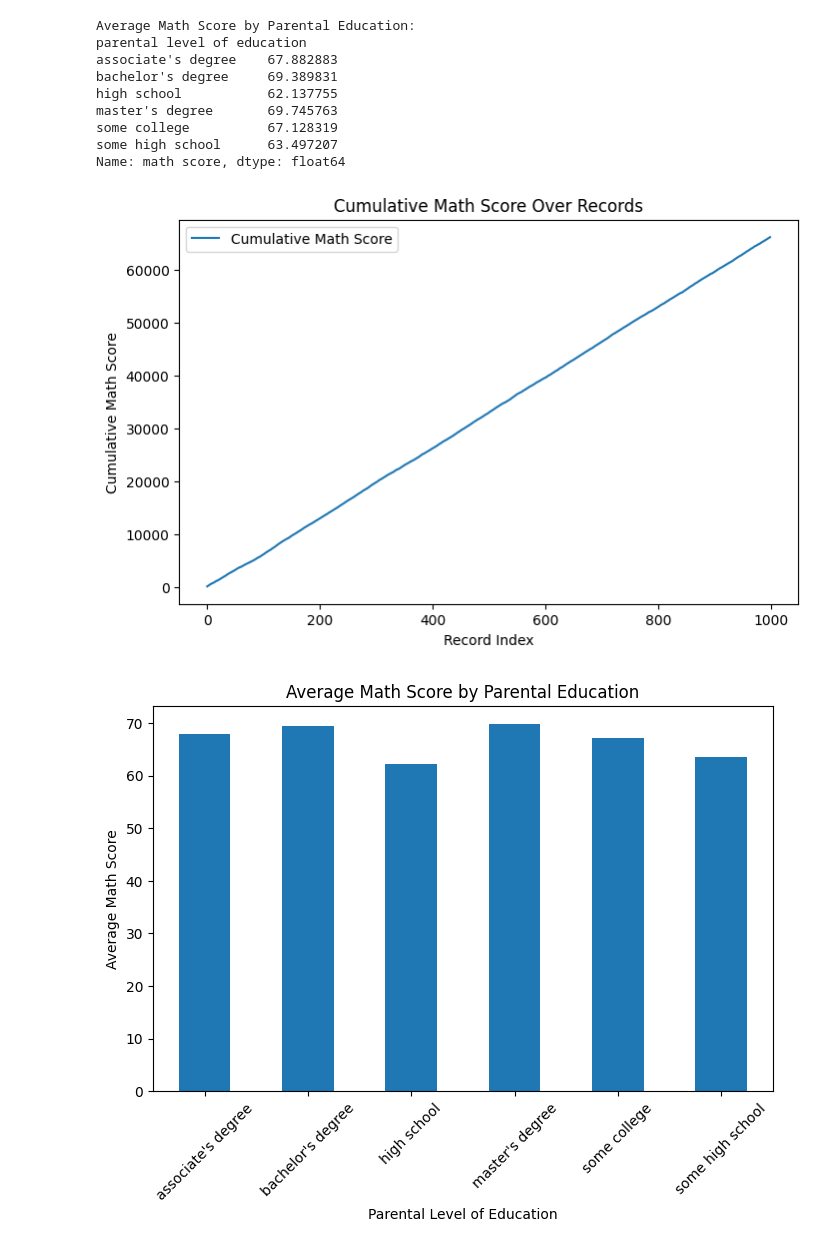
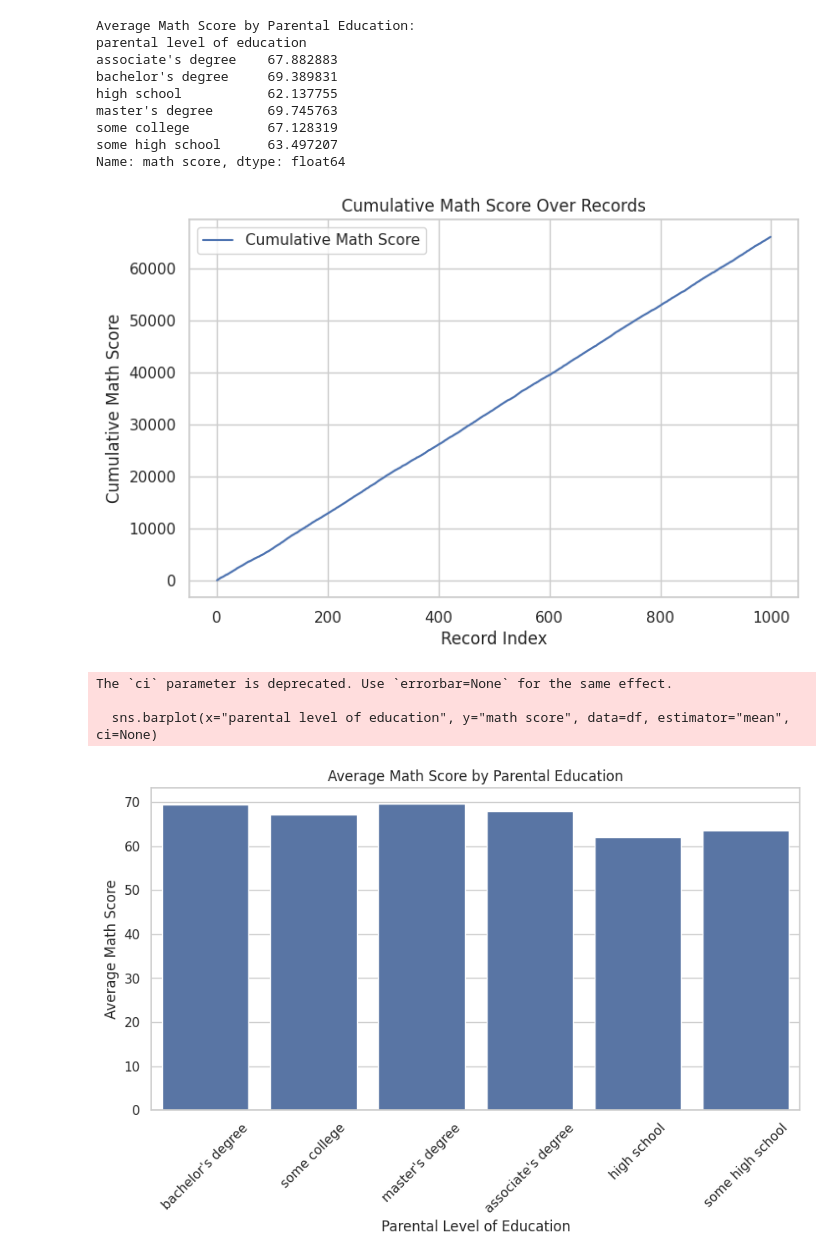
Before and after one commit to Kel-254/analyzing-data, a Jupyter notebook: Week_7_assignment.ipynb, the cells around one changed output. Saved outputs shown, nothing was run; the diff lists cells and outputs as text; code cells hidden in the pictures.

```diff
--- a/Week_7_assignment.ipynb
+++ b/Week_7_assignment.ipynb
@@ -88,25 +89,30 @@ master's degree       69.745763
 some college          67.128319
 some high school      63.497207
 Name: math score, dtype: float64
+# %%
+sns.set(style="whitegrid")
 # %%
-df_sorted = df.sort_index()
 plt.figure(figsize=(8,5))
-plt.plot(df_sorted.index, df_sorted["math score"].cumsum(), label="Cumulative Math Score")
+sns.lineplot(x=df.index, y=df["math score"].cumsum(), label="Cumulative Math Score")
 plt.title("Cumulative Math Score Over Records")
 plt.xlabel("Record Index")
 plt.ylabel("Cumulative Math Score")
 plt.legend()
 plt.show()
 # %% [output]
-[figure, old version]
+[figure, new version]
 # %%
-edu_group.plot(kind="bar", figsize=(8,5))
+plt.figure(figsize=(10,5))
+sns.barplot(x="parental level of education", y="math score", data=df, estimator="mean", ci=None)
 plt.title("Average Math Score by Parental Education")
 plt.xlabel("Parental Level of Education")
 plt.ylabel("Average Math Score")
 plt.xticks(rotation=45)
 plt.show()
 # %% [output]
+The `ci` parameter is deprecated. Use `errorbar=None` for the same effect.
+
+  sns.barplot(x="parental level of education", y="math score", data=df, estimator="mean", ci=None)
-[figure, old version]
+[figure, new version]
 # %%
 plt.figure(figsize=(6,4))
```
Also changed, not shown: parts of 3 cells of this notebook.
